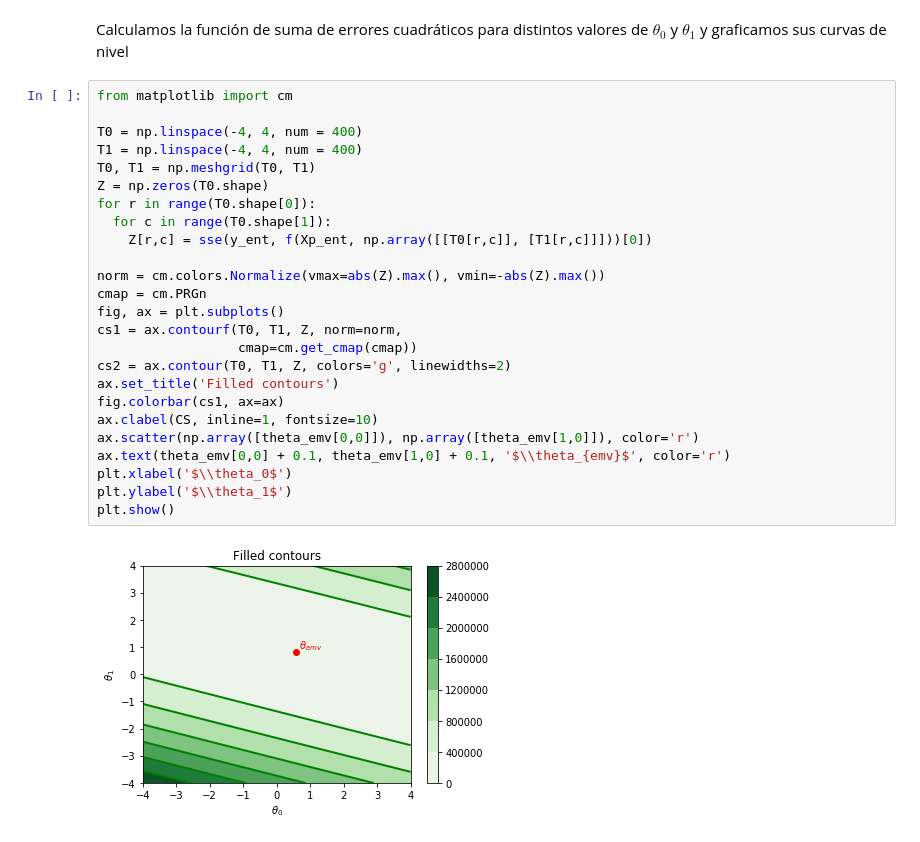
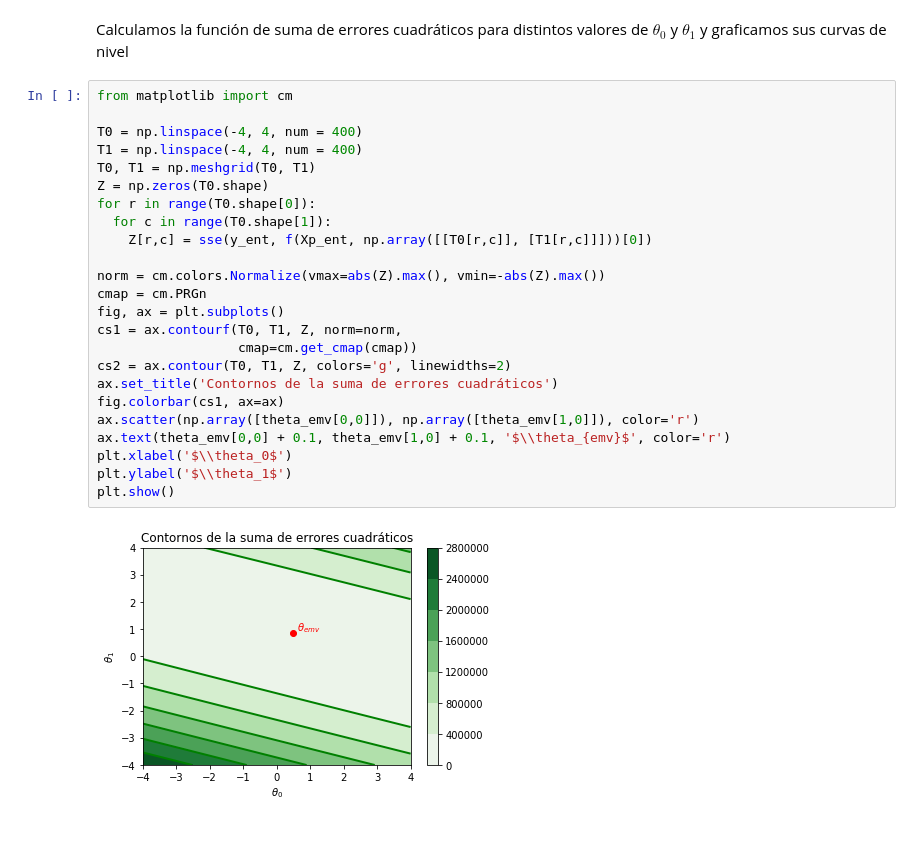
Before and after one commit to gibranfp/CursoAprendizajeAutomatizado, a Jupyter notebook: notebooks/1a_minimos_cuadrados.ipynb, the cells around one changed output. Saved outputs shown, nothing was run; the diff lists cells and outputs as text.

```diff
--- a/notebooks/1a_minimos_cuadrados.ipynb
+++ b/notebooks/1a_minimos_cuadrados.ipynb
@@ -196,27 +191,26 @@ Calculamos la función de suma de errores cuadráticos para distintos valores de
 # %%
 from matplotlib import cm
 
 T0 = np.linspace(-4, 4, num = 400)
 T1 = np.linspace(-4, 4, num = 400)
 T0, T1 = np.meshgrid(T0, T1)
 Z = np.zeros(T0.shape)
 for r in range(T0.shape[0]):
   for c in range(T0.shape[1]):
     Z[r,c] = sse(y_ent, f(Xp_ent, np.array([[T0[r,c]], [T1[r,c]]]))[0])
 
 norm = cm.colors.Normalize(vmax=abs(Z).max(), vmin=-abs(Z).max())
 cmap = cm.PRGn
 fig, ax = plt.subplots()
 cs1 = ax.contourf(T0, T1, Z, norm=norm,
                   cmap=cm.get_cmap(cmap))
 cs2 = ax.contour(T0, T1, Z, colors='g', linewidths=2)
-ax.set_title('Filled contours')
+ax.set_title('Contornos de la suma de errores cuadráticos')
 fig.colorbar(cs1, ax=ax)
-ax.clabel(CS, inline=1, fontsize=10)
 ax.scatter(np.array([theta_emv[0,0]]), np.array([theta_emv[1,0]]), color='r')
 ax.text(theta_emv[0,0] + 0.1, theta_emv[1,0] + 0.1, '$\\theta_{emv}$', color='r')
 plt.xlabel('$\\theta_0$')
 plt.ylabel('$\\theta_1$')
 plt.show()
 # %% [output]
-[figure, old version]
+[figure, new version]
```
Also changed, not shown: parts of 6 cells of this notebook.
